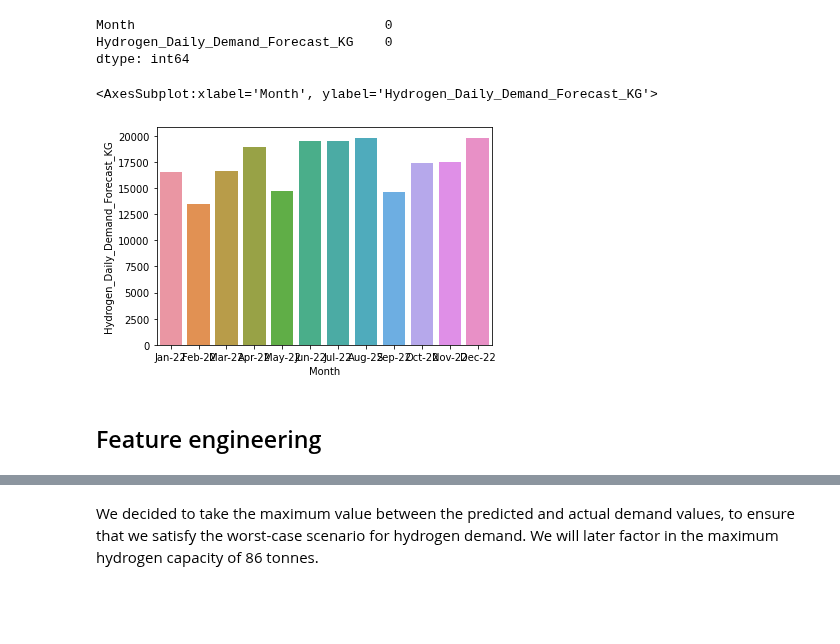
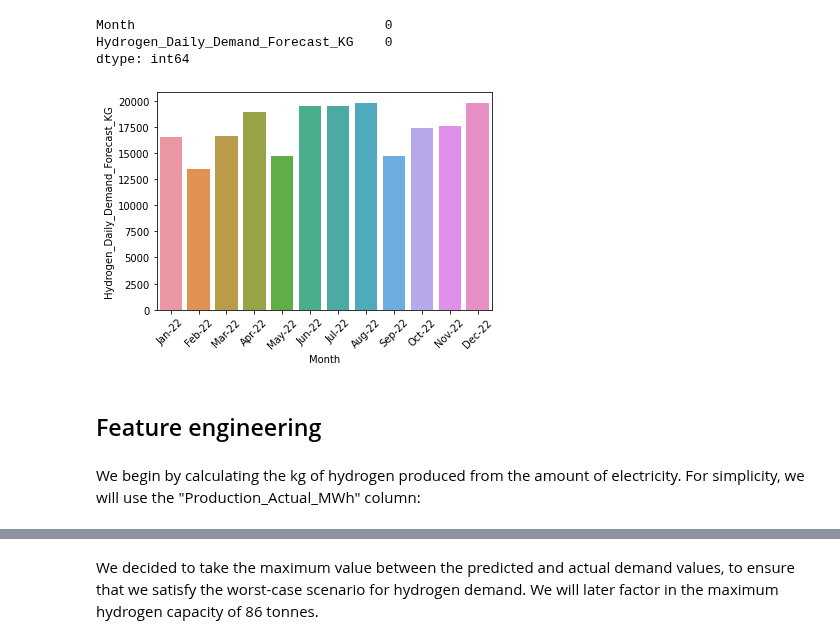
Before and after one commit to AmeerAliSaleem/dig_data_shell_project, a Jupyter notebook: DigData_Shell_Project.ipynb, the cells around one changed output, grey strips where cells are left out. Saved outputs shown, nothing was run; the diff lists cells and outputs as text; code cells hidden in the pictures; blank space fills up the shorter version.

```diff
--- a/DigData_Shell_Project.ipynb
+++ b/DigData_Shell_Project.ipynb
@@ -258,8 +275,12 @@ Hydrogen_Daily_Demand_Forecast_KG    0
 dtype: int64
 # %%
 sns.barplot(data=monthly, x=monthly.iloc[:,0], y=monthly.iloc[:,1])
+locs, labels = plt.xticks()
+plt.setp(labels, rotation=45)
+plt.show()
 # %% [output]
-<AxesSubplot:xlabel='Month', ylabel='Hydrogen_Daily_Demand_Forecast_KG'>
-[figure, old version]
+[figure, new version]
 # %% [markdown]
 ## Feature engineering
+# %% [markdown]
+We begin by calculating the kg of hydrogen produced from the amount of electricity. For simplicity, we will use the "Production_Actual_MWh" column:
```
Also changed, not shown: parts of 21 cells of this notebook.
